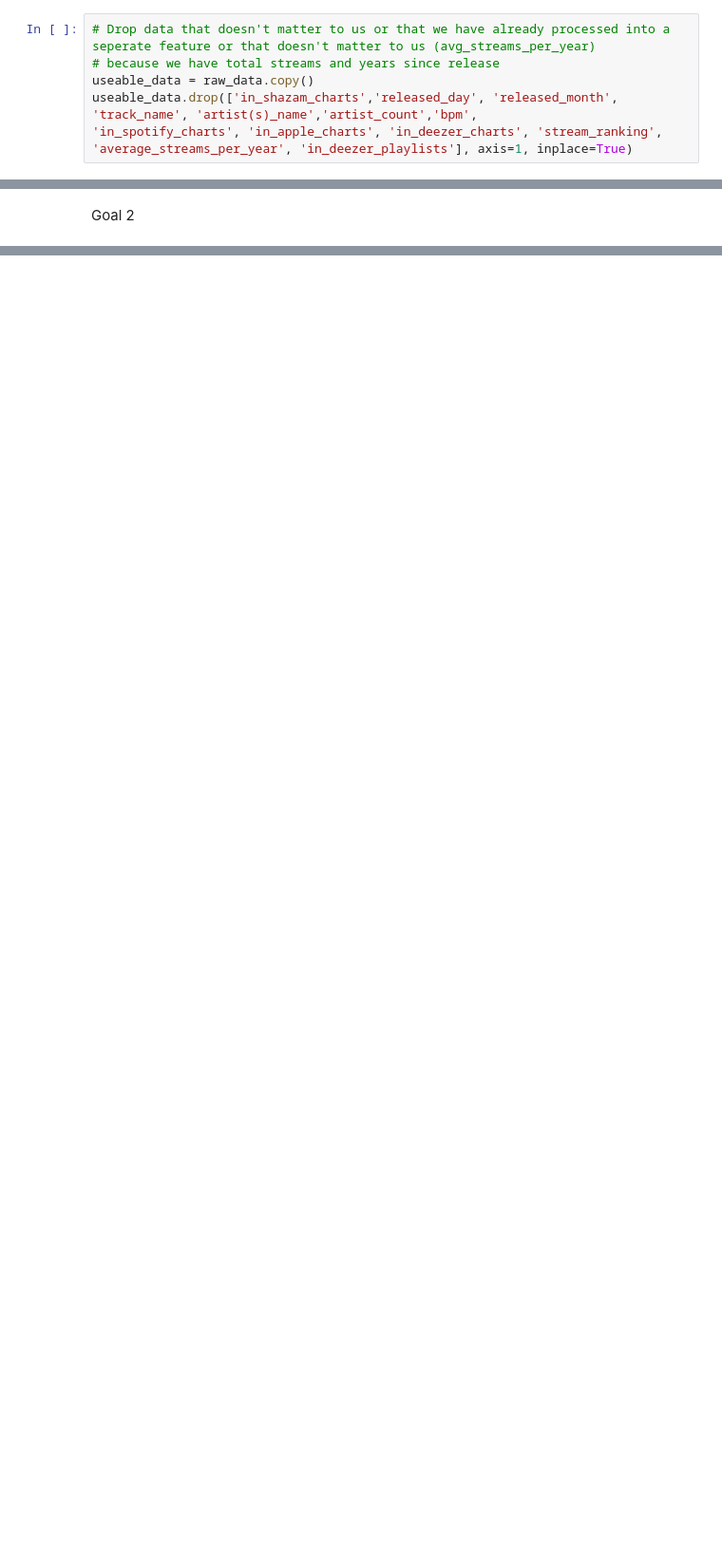
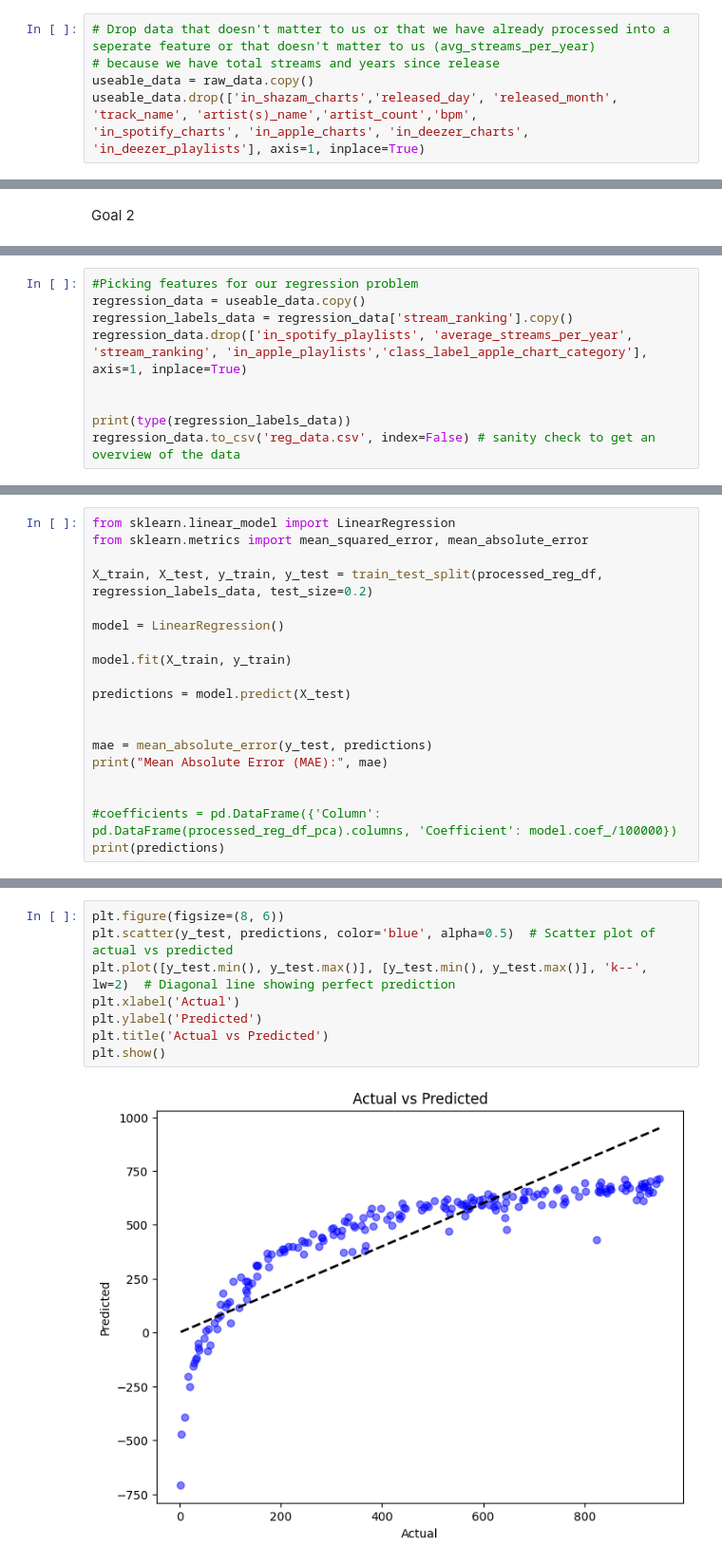
Before and after one commit to aknbln/SongChartAI, a Jupyter notebook: ml_project.ipynb, the cells around one changed output, grey strips where cells are left out. Shown at 95% size. Cells and saved outputs as stored; diff of their text form; blank space fills up the shorter version.

```diff
--- a/ml_project.ipynb
+++ b/ml_project.ipynb
@@ -422,7 +424,7 @@ Correlation between Apple Playlists and Apple Charts: 0.41452330571208174
 # because we have total streams and years since release
 useable_data = raw_data.copy()
 useable_data.drop(['in_shazam_charts','released_day', 'released_month', 'track_name', 'artist(s)_name','artist_count','bpm',
-'in_spotify_charts', 'in_apple_charts', 'in_deezer_charts', 'stream_ranking', 'average_streams_per_year', 'in_deezer_playlists'], axis=1, inplace=True)
+'in_spotify_charts', 'in_apple_charts', 'in_deezer_charts', 'in_deezer_playlists'], axis=1, inplace=True)
 # %%
 #useable_data.to_csv('my_data.csv', index=False) # sanity check to get an overview of the data
 # %% [markdown]
@@ -657,0 +951,9 @@ Goal 3
+# %%
+#Picking features for our regression problem
+regression_data = useable_data.copy()
+regression_labels_data = regression_data['stream_ranking'].copy()
+regression_data.drop(['in_spotify_playlists', 'average_streams_per_year', 'stream_ranking', 'in_apple_playlists','class_label_apple_chart_category'], axis=1, inplace=True)
+
+
+print(type(regression_labels_data))
+regression_data.to_csv('reg_data.csv', index=False) # sanity check to get an overview of the data
@@ -657,0 +1031,19 @@ Goal 3
+# %%
+from sklearn.linear_model import LinearRegression
+from sklearn.metrics import mean_squared_error, mean_absolute_error
+
+X_train, X_test, y_train, y_test = train_test_split(processed_reg_df, regression_labels_data, test_size=0.2)
+
+model = LinearRegression()
+
+model.fit(X_train, y_train)
+
+predictions = model.predict(X_test)
+
+
+mae = mean_absolute_error(y_test, predictions)
+print("Mean Absolute Error (MAE):", mae)
+
+
+#coefficients = pd.DataFrame({'Column': pd.DataFrame(processed_reg_df_pca).columns, 'Coefficient': model.coef_/100000})
+print(predictions)
@@ -657,0 +1068,10 @@ Goal 3
+# %%
+plt.figure(figsize=(8, 6))
+plt.scatter(y_test, predictions, color='blue', alpha=0.5)  # Scatter plot of actual vs predicted
+plt.plot([y_test.min(), y_test.max()], [y_test.min(), y_test.max()], 'k--', lw=2)  # Diagonal line showing perfect prediction
+plt.xlabel('Actual')
+plt.ylabel('Predicted')
+plt.title('Actual vs Predicted')
+plt.show()
+# %% [output]
+[figure, added]
```
Also changed, not shown: parts of 34 cells of this notebook, 5 other files.
